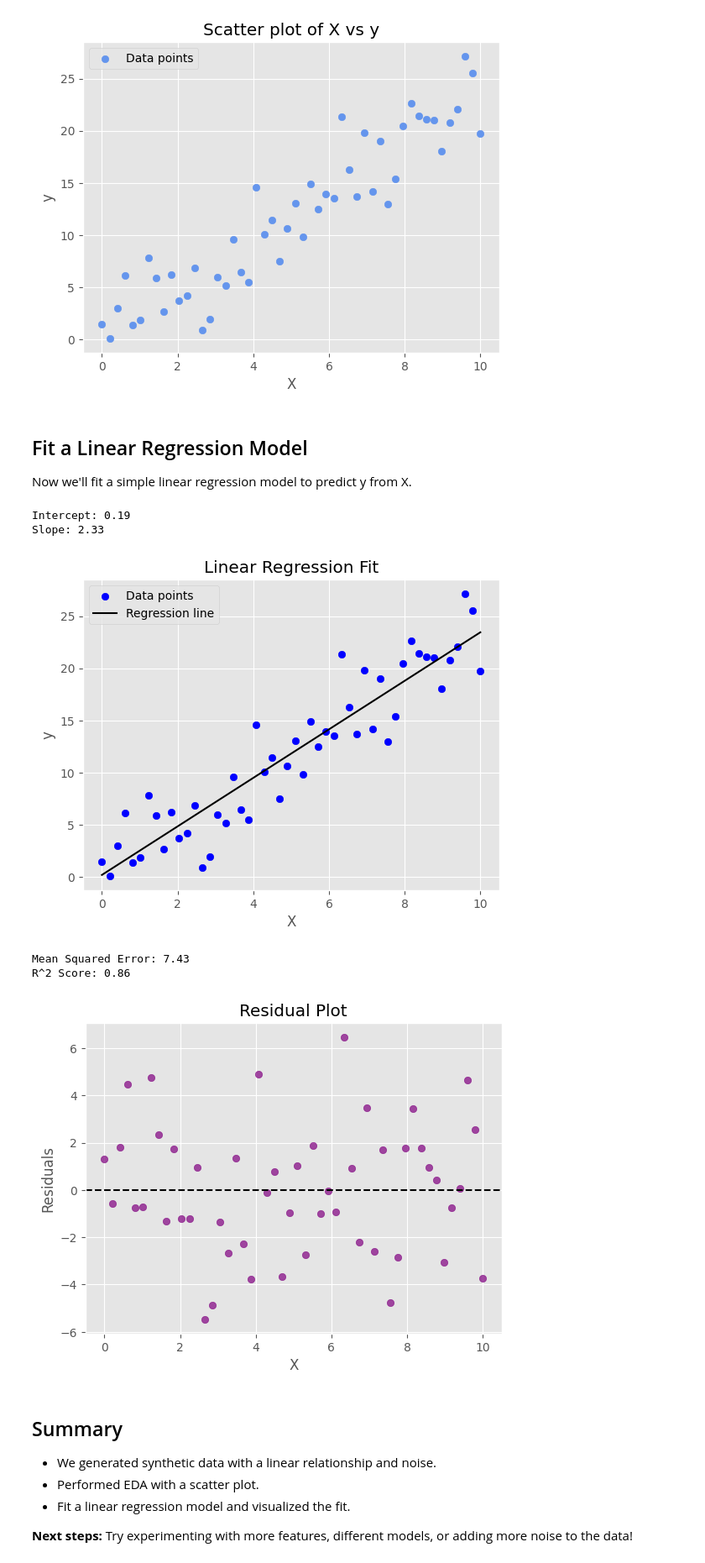
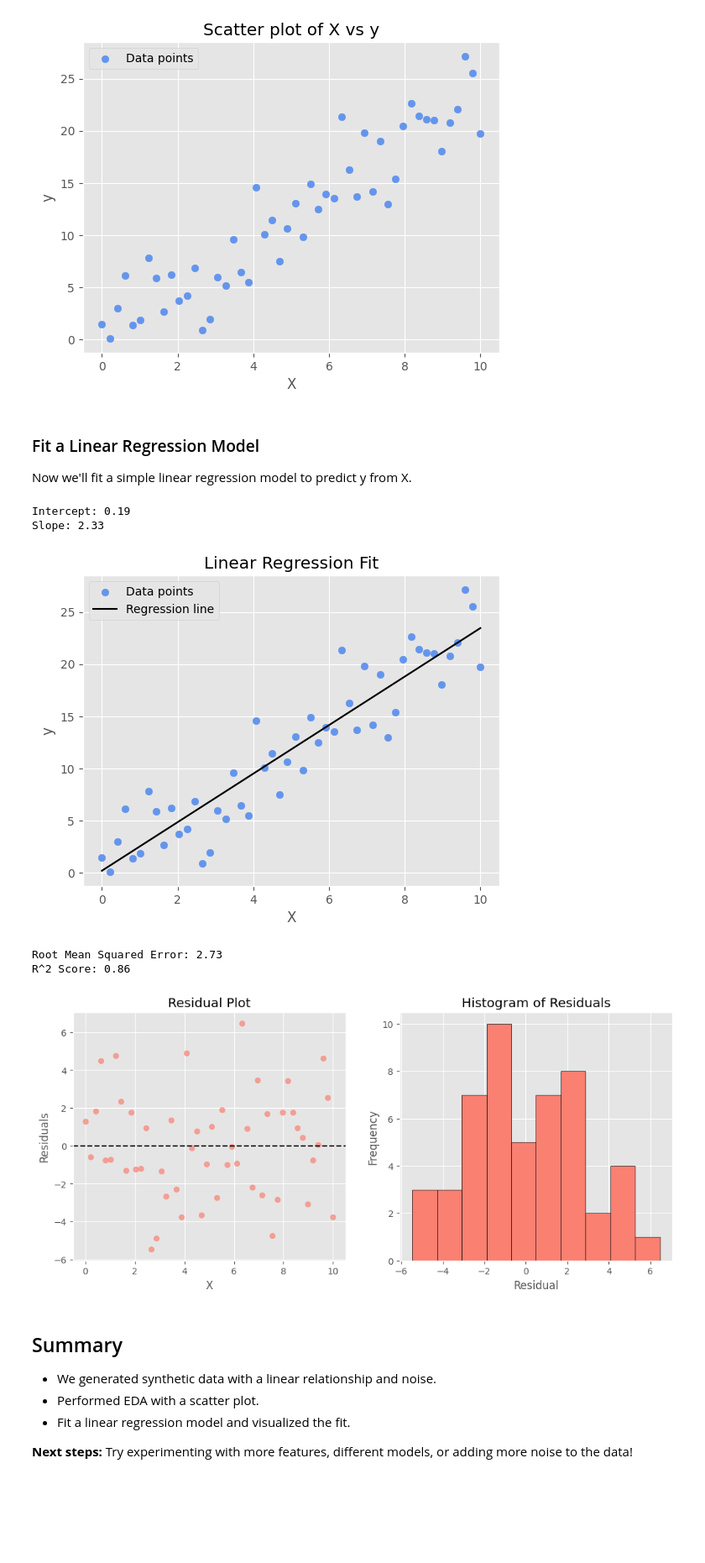
Before and after one commit to MattScheid/start, a Jupyter notebook: start.ipynb, the cells around one changed output. Shown: that part at 84% size. Drawn from its saved outputs; the diff is of its cells as text; code cells hidden in the pictures; blank space fills up the shorter version.

```diff
--- a/start.ipynb
+++ b/start.ipynb
@@ -36,7 +38,7 @@ plt.show()
 # %% [output]
 [figure]
 # %% [markdown]
-## Fit a Linear Regression Model
+### Fit a Linear Regression Model
 
 Now we'll fit a simple linear regression model to predict y from X.
 # %%
@@ -52,7 +52,7 @@ Intercept: 0.19
 Slope: 2.33
 # %%
 # Plot regression line
-plt.scatter(data['X'], data['y'], color='blue', label='Data points')
+plt.scatter(data['X'], data['y'], color='cornflowerblue', label='Data points')
 plt.plot(data['X'], model.predict(data[['X']]), color='black', label='Regression line')
 plt.xlabel('X')
 plt.ylabel('y')
@@ -60,4 +60,4 @@ plt.title('Linear Regression Fit')
 plt.legend()
 plt.show()
 # %% [output]
-[figure, old version]
+[figure, new version]
@@ -68,22 +66,35 @@ from sklearn.metrics import mean_squared_error, r2_score
 y_pred = model.predict(data[['X']])
 
 # Calculate evaluation metrics
-mse = mean_squared_error(data['y'], y_pred)
+rmse = root_mean_squared_error(data['y'], y_pred)
 r2 = r2_score(data['y'], y_pred)
 
-print(f"Mean Squared Error: {mse:.2f}")
+print(f"Root Mean Squared Error: {rmse:.2f}")
 print(f"R^2 Score: {r2:.2f}")
 # %% [output]
-Mean Squared Error: 7.43
+Root Mean Squared Error: 2.73
 R^2 Score: 0.86
 # %%
 # Residual plot
 residuals = data['y'] - y_pred
-plt.scatter(data['X'], residuals, color='purple', alpha=0.7)
-plt.axhline(0, color='black', linestyle='--')
-plt.xlabel('X')
-plt.ylabel('Residuals')
-plt.title('Residual Plot')
+
+fig, axs = plt.subplots(1,2, figsize=(12,5))
+
+# Residual Scatterplot
+ax0=axs.flatten()[0]
+ax0.scatter(data['X'], residuals, color='salmon', alpha=0.7)
+ax0.axhline(0, color='black', linestyle='--')
+ax0.set_xlabel('X')
+ax0.set_ylabel('Residuals')
+ax0.set_title('Residual Plot')
+
+# Residual Histogram
+ax1=axs.flatten()[1]
+ax1.hist(residuals, bins=10, color='salmon', edgecolor='black')
+ax1.set_xlabel('Residual')
+ax1.set_ylabel('Frequency')
+ax1.set_title('Histogram of Residuals')
+
 plt.show()
 # %% [output]
-[figure, old version]
+[figure, new version]
```
Also changed, not shown: parts of 5 cells of this notebook.
